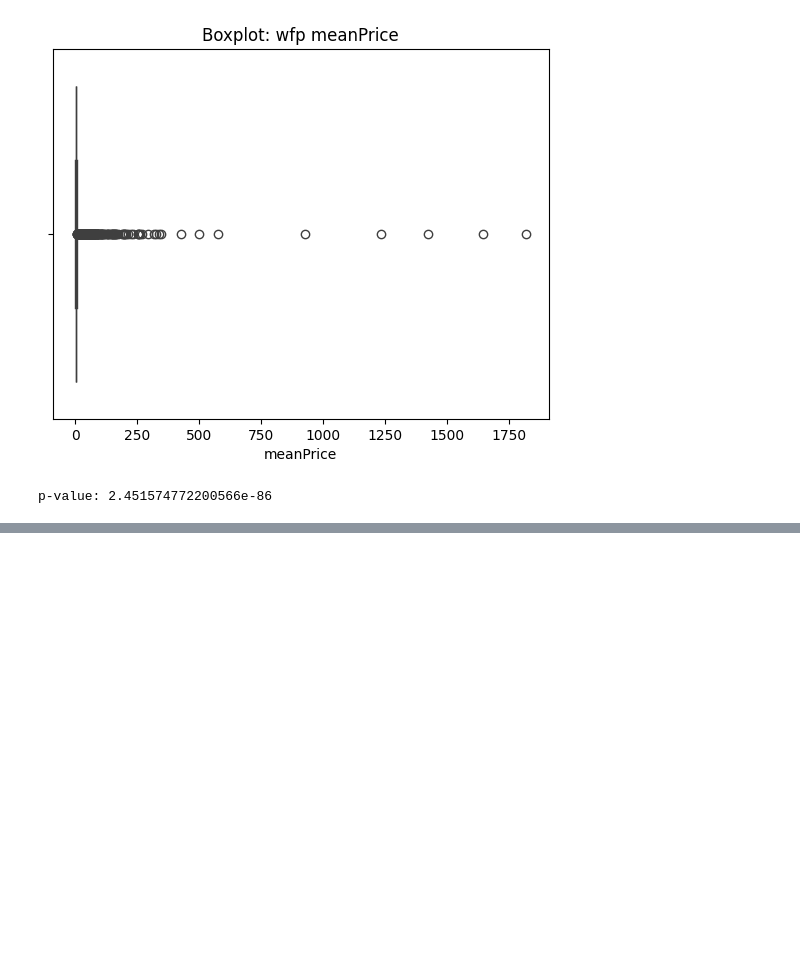
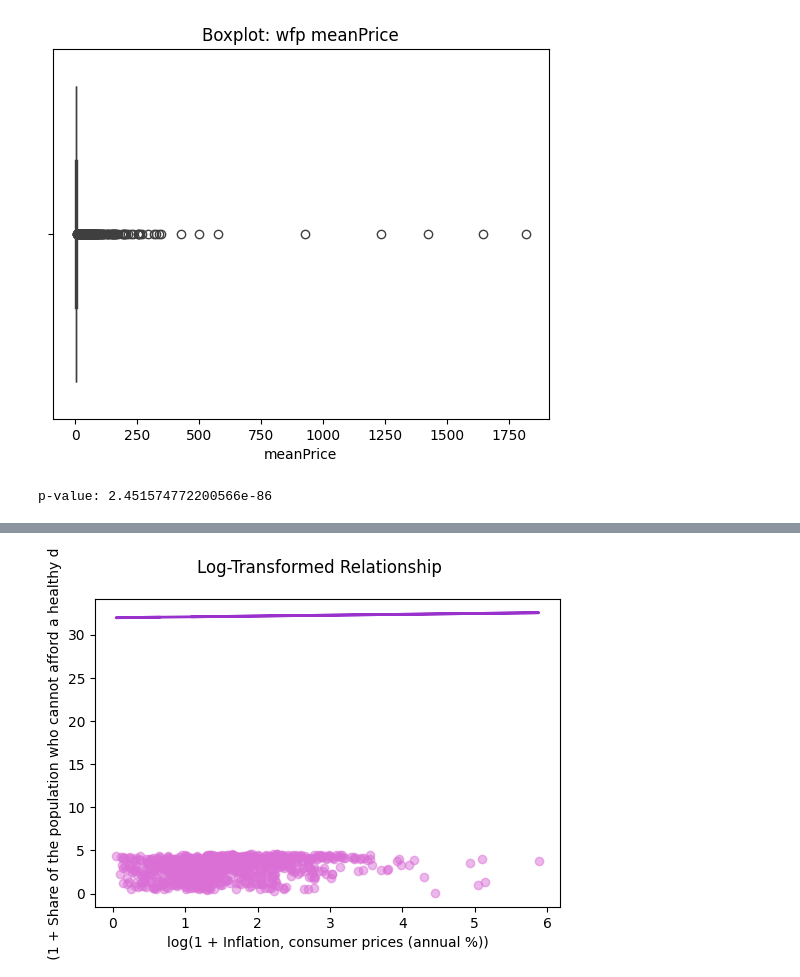
Before and after one commit to pavelvlpavlov/food_diets_eda, a Jupyter notebook: notebooks/initial_data_inspection_pav.ipynb, the cells around one changed output, grey strips where cells are left out. Drawn from its saved outputs; the diff is of its cells as text; code cells hidden in the pictures; blank space fills up the shorter version.

```diff
--- a/notebooks/initial_data_inspection_pav.ipynb
+++ b/notebooks/initial_data_inspection_pav.ipynb
@@ -182,0 +371,10 @@ p-value: 2.451574772200566e-86
+# %%
+fig, ax = plt.subplots(figsize=(6, 4))
+ax.scatter(np.log1p(data1[mask]), np.log1p(data2[mask]), alpha=0.5, color='orchid')
+ax.plot(np.log1p(data1[mask]), np.log1p(data1[mask]) * slope + intercept, '-', color='darkorchid', linewidth=2)
+ax.set_xlabel('log(1 + Inflation, consumer prices (annual %))')
+ax.set_ylabel('log(1 + Share of the population who cannot afford a healthy diet)')
+fig.suptitle('Log-Transformed Relationship')
+plt.show()
+# %% [output]
+[figure, added]
```
Also changed, not shown: parts of 11 cells of this notebook, 2 other files.
